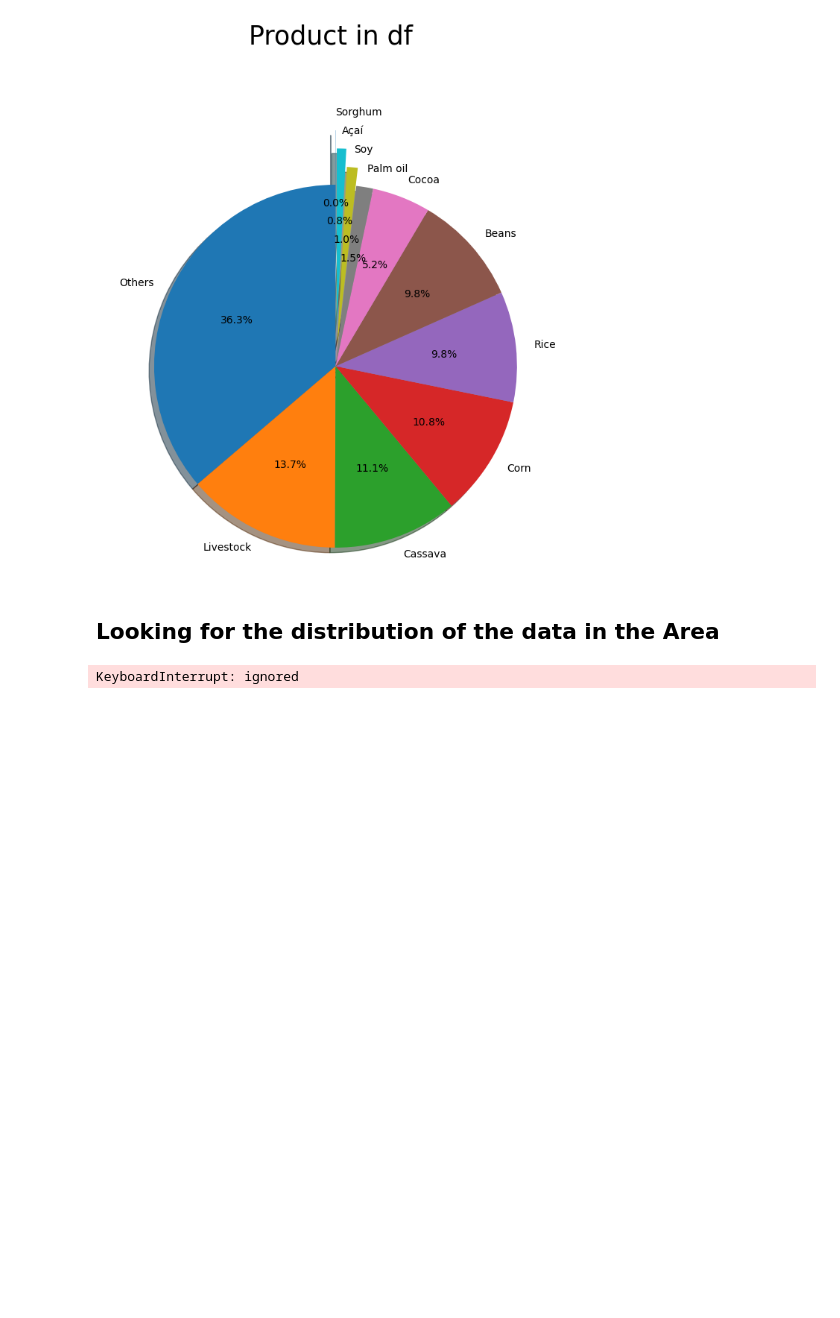
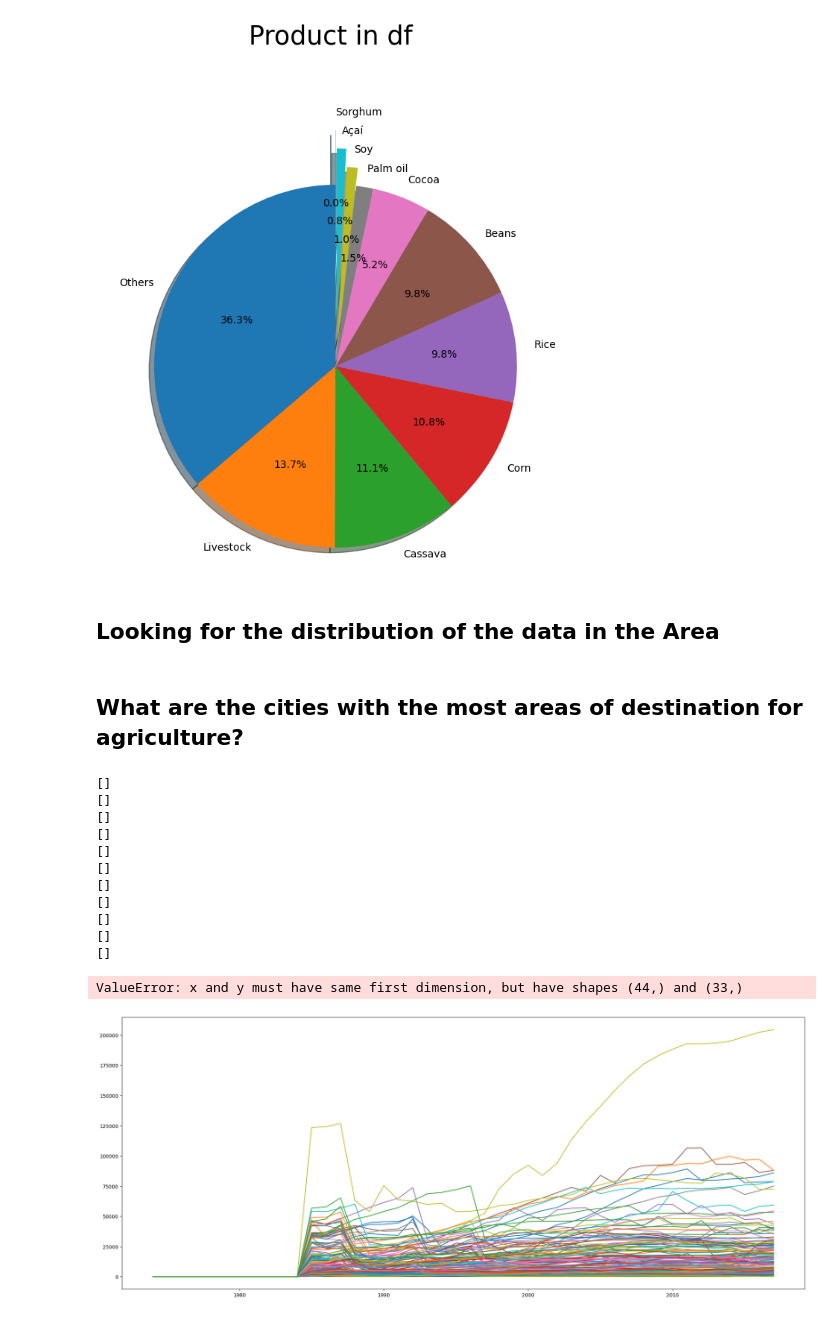
Before and after one commit to RicardoMourao-py/Bain, a Jupyter notebook: inicio.ipynb, the cells around one changed output. Cells and saved outputs as stored; diff of their text form; code cells hidden in the pictures; blank space fills up the shorter version.

```diff
--- a/inicio.ipynb
+++ b/inicio.ipynb
@@ -281,11 +278,46 @@ plt.show()
 # %% [markdown]
 ## Looking for the distribution of the data in the Area
 # %%
-plt.figure(figsize = (15,5))
-columns = [column for column in df.columns if column!='destinated_area']
-for column, number in zip(columns,range(0,len(columns))):
-  plt.subplot(2,2,number+1)
-  sns.countplot(df.destinated_area,hue=df[column])
-plt.show()
+# plt.figure(figsize = (15,5))
+# columns = [column for column in df.columns if column!='destinated_area']
+# for column, number in zip(columns,range(0,len(columns))):
+#   plt.subplot(2,2,number+1)
+#   sns.countplot(df.destinated_area,hue=df[column])
+# plt.show()
-# %% [output]
-KeyboardInterrupt: ignored
+# %% [markdown]
+## What are the cities with the most areas of destination for agriculture?
+# %%
+# creating a list of destinated areas for each city troughth the years
+cities = df['city_code'].unique()
+
+
+from statistics import mean
+
+plt.figure(figsize=(25,10))
+for i in cities:
+    lista = []
+    for year in range(1974, 2018, 1):
+        try:
+            lista.append(mean(df[(df.city_code == i) & (df.year == year)].destinated_area.to_list()))
+        except:
+            print(df[(df.city_code == i) & (df.year == year)].destinated_area.to_list())
+
+    plt.plot(df.year.unique(), lista)
+
+plt.title("Amount of lines per year",size=25)
+plt.yscale("log")
+plt.show()
+# %% [output]
+[]
+[]
+[]
+[]
+[]
+[]
+[]
+[]
+[]
+[]
+[]
+ValueError: x and y must have same first dimension, but have shapes (44,) and (33,)
+[figure, added]
```
Also changed, not shown: parts of 3 cells of this notebook.
